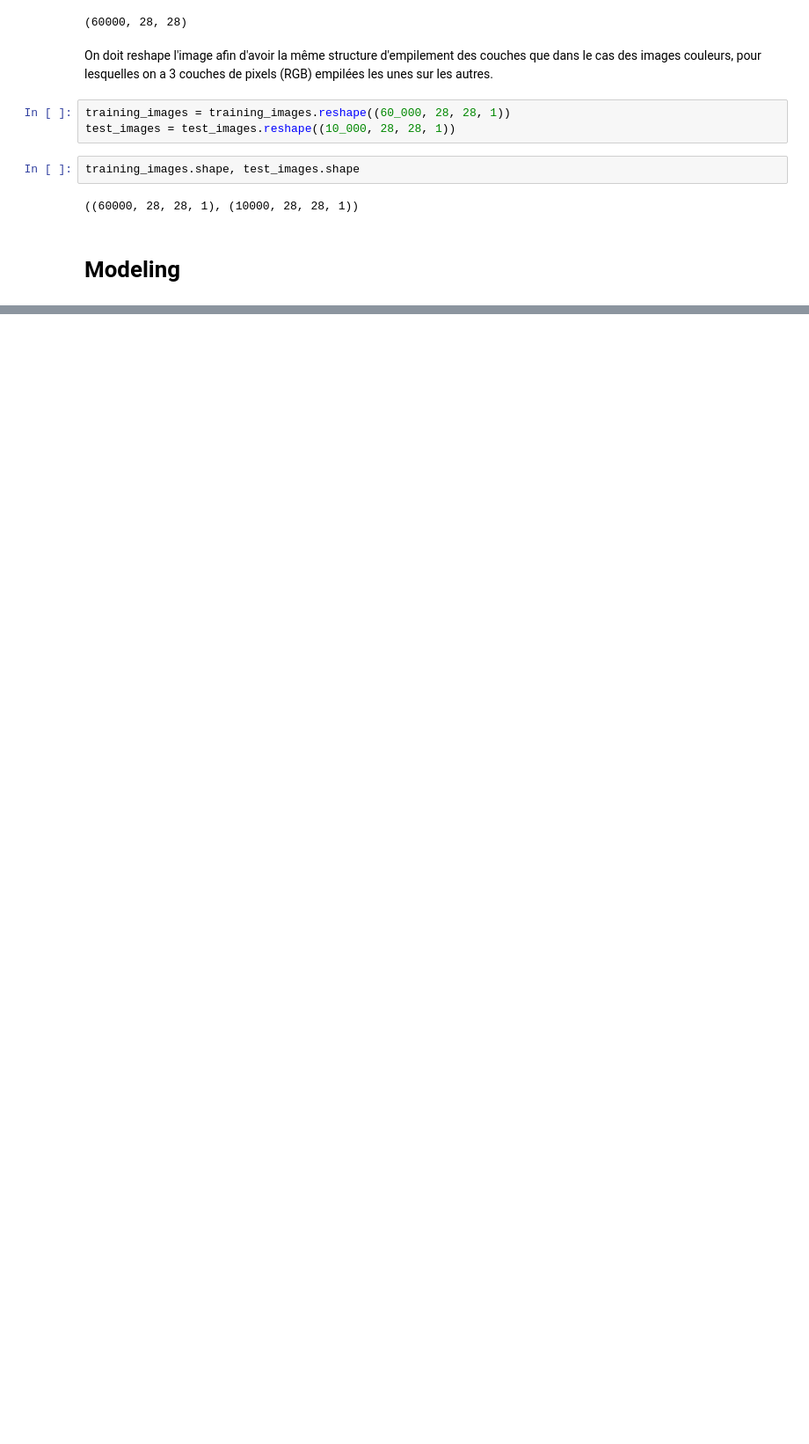
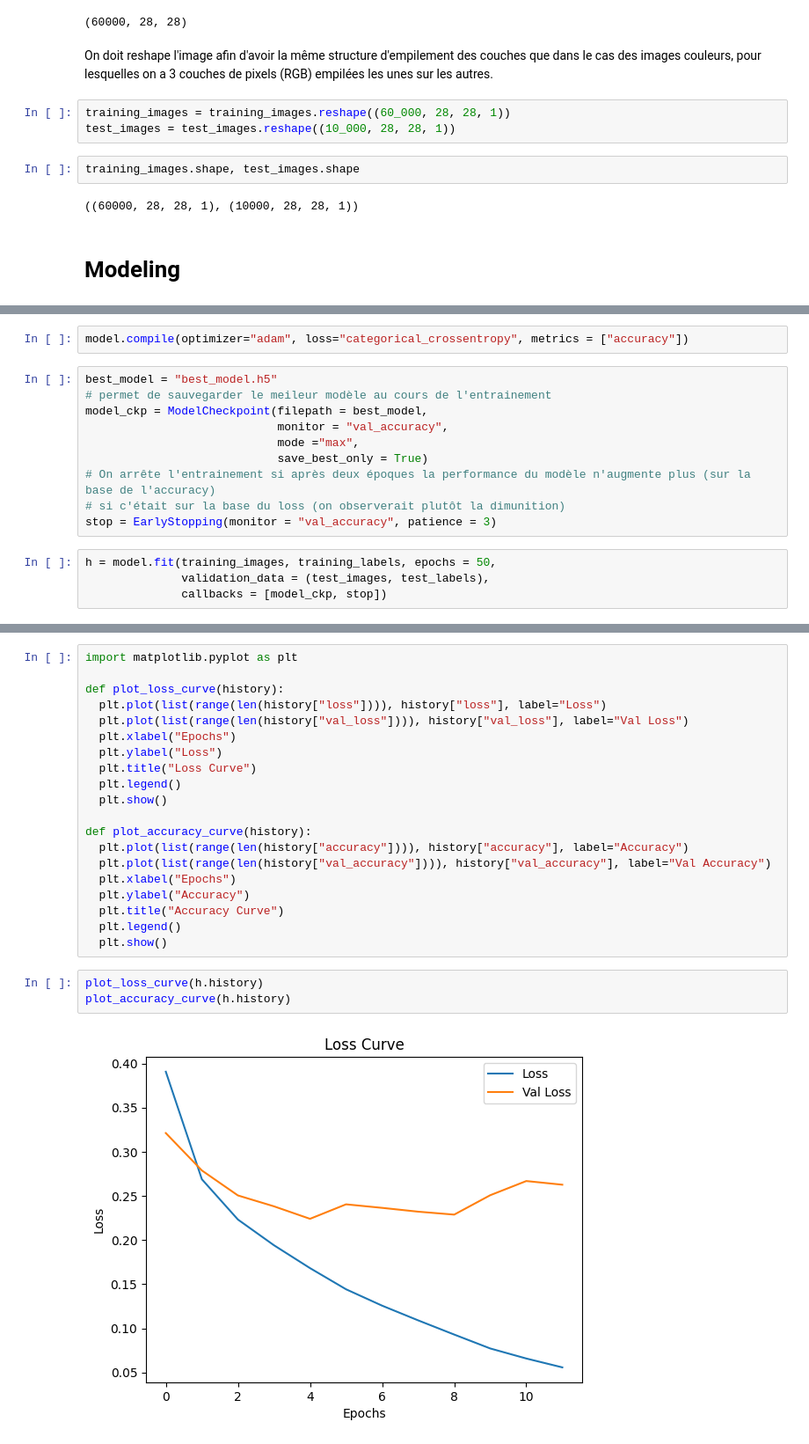
Before and after one commit to The237/DeepLearningCourses, a Jupyter notebook: 04_CNNs_pour_la_classification_d'Images.ipynb, the cells around one changed output, grey strips where cells are left out. Shown at 88% size. Saved outputs shown, nothing was run; the diff lists cells and outputs as text; blank space fills up the shorter version.

```diff
--- a/04_CNNs_pour_la_classification_d'Images.ipynb
+++ b/04_CNNs_pour_la_classification_d'Images.ipynb
@@ -169,0 +203,16 @@ model = Sequential([
+# %%
+model.compile(optimizer="adam", loss="categorical_crossentropy", metrics = ["accuracy"])
+# %%
+best_model = "best_model.h5"
+# permet de sauvegarder le meileur modèle au cours de l'entrainement
+model_ckp = ModelCheckpoint(filepath = best_model,
+                            monitor = "val_accuracy",
+                            mode ="max",
+                            save_best_only = True)
+# On arrête l'entrainement si après deux époques la performance du modèle n'augmente plus (sur la base de l'accuracy)
+# si c'était sur la base du loss (on observerait plutôt la dimunition)
+stop = EarlyStopping(monitor = "val_accuracy", patience = 3)
+# %%
+h = model.fit(training_images, training_labels, epochs = 50,
+              validation_data = (test_images, test_labels),
+              callbacks = [model_ckp, stop])
@@ -169,0 +240,25 @@ model = Sequential([
+# %%
+import matplotlib.pyplot as plt
+
+def plot_loss_curve(history):
+  plt.plot(list(range(len(history["loss"]))), history["loss"], label="Loss")
+  plt.plot(list(range(len(history["val_loss"]))), history["val_loss"], label="Val Loss")
+  plt.xlabel("Epochs")
+  plt.ylabel("Loss")
+  plt.title("Loss Curve")
+  plt.legend()
+  plt.show()
+
+def plot_accuracy_curve(history):
+  plt.plot(list(range(len(history["accuracy"]))), history["accuracy"], label="Accuracy")
+  plt.plot(list(range(len(history["val_accuracy"]))), history["val_accuracy"], label="Val Accuracy")
+  plt.xlabel("Epochs")
+  plt.ylabel("Accuracy")
+  plt.title("Accuracy Curve")
+  plt.legend()
+  plt.show()
+# %%
+plot_loss_curve(h.history)
+plot_accuracy_curve(h.history)
+# %% [output]
+[figure, added]
```
Also changed, not shown: parts of 17 cells of this notebook.
